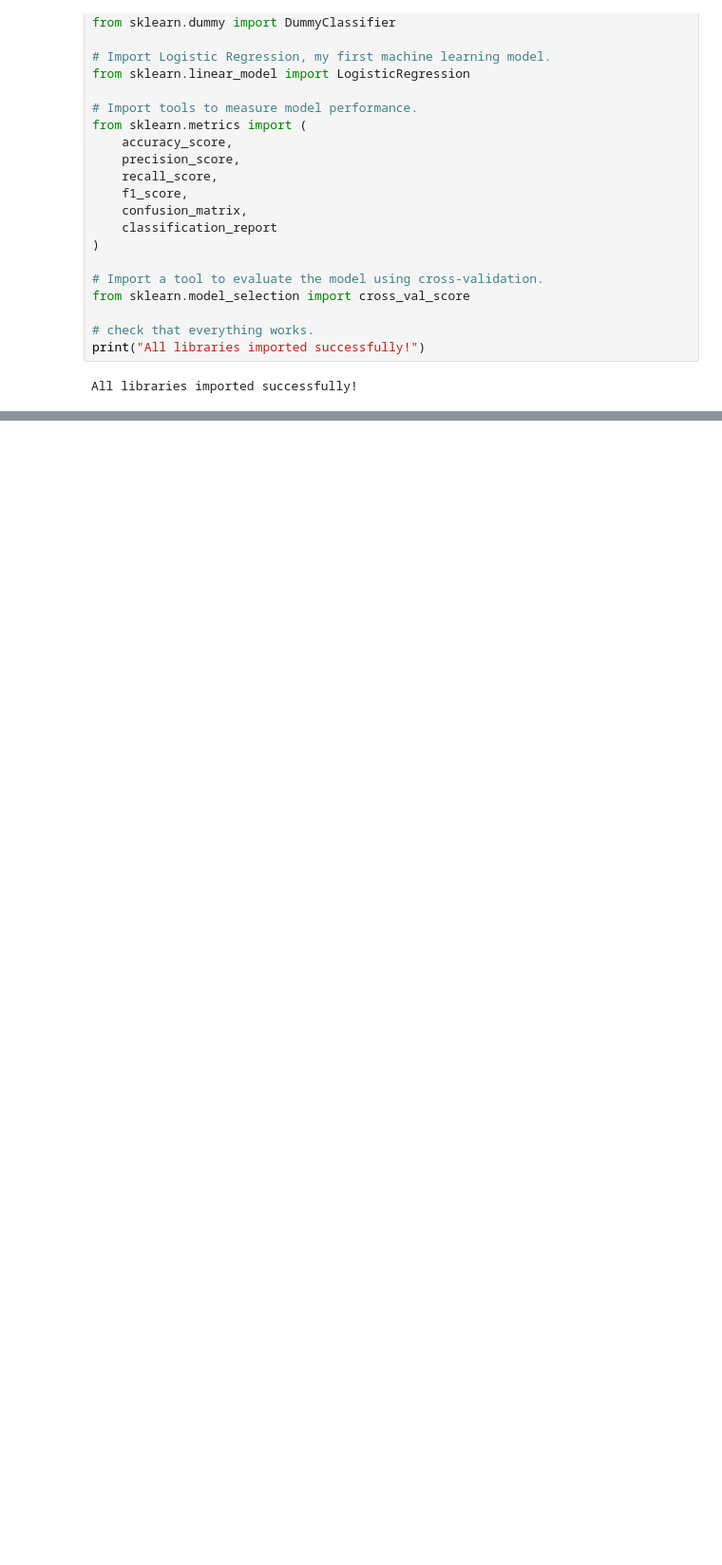
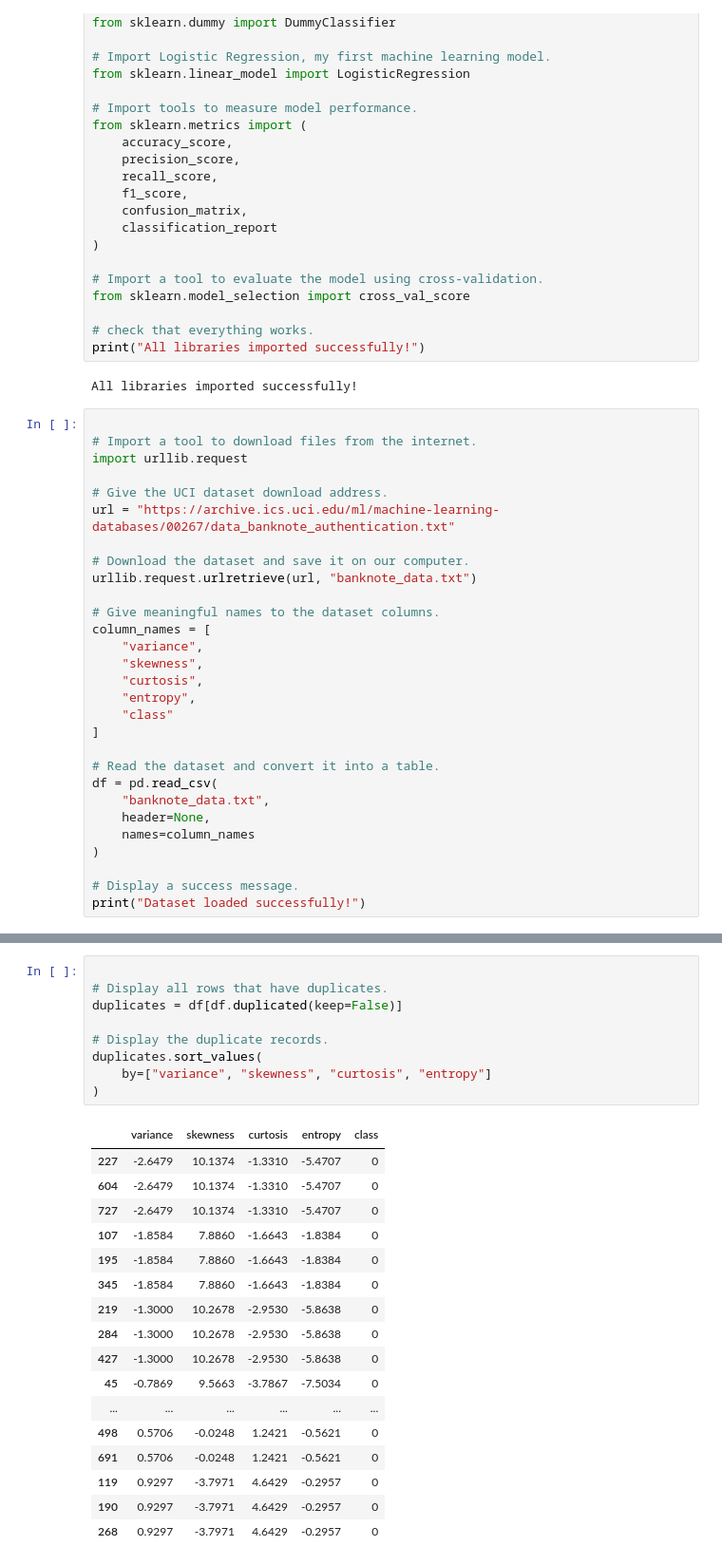
Before and after one commit to UshaniDhanushika/Fake-Banknote-Detection-Model-Card, a Jupyter notebook: notebooks/fake_banknote_detection.ipynb, the cells around one changed output, grey strips where cells are left out. Shown at 95% size. Drawn from its saved outputs; the diff is of its cells as text; blank space fills up the shorter version.

Commit message:
Add dataset exploration and analysis

```diff
--- a/notebooks/fake_banknote_detection.ipynb
+++ b/notebooks/fake_banknote_detection.ipynb
@@ -38,3 +38,32 @@ from sklearn.model_selection import cross_val_score
 print("All libraries imported successfully!")
 # %% [output]
 All libraries imported successfully!
+# %%
+
+# Import a tool to download files from the internet.
+import urllib.request
+
+# Give the UCI dataset download address.
+url = "https://archive.ics.uci.edu/ml/machine-learning-databases/00267/data_banknote_authentication.txt"
+
+# Download the dataset and save it on our computer.
+urllib.request.urlretrieve(url, "banknote_data.txt")
+
+# Give meaningful names to the dataset columns.
+column_names = [
+    "variance",
+    "skewness",
+    "curtosis",
+    "entropy",
+    "class"
+]
+
+# Read the dataset and convert it into a table.
+df = pd.read_csv(
+    "banknote_data.txt",
+    header=None,
+    names=column_names
+)
+
+# Display a success message.
+print("Dataset loaded successfully!")
@@ -40,0 +158,27 @@ All libraries imported successfully!
+# %%
+
+# Display all rows that have duplicates.
+duplicates = df[df.duplicated(keep=False)]
+
+# Display the duplicate records.
+duplicates.sort_values(
+    by=["variance", "skewness", "curtosis", "entropy"]
+)
+# %% [output]
+|  | variance | skewness | curtosis | entropy | class |
+| 227 | -2.6479 | 10.1374 | -1.3310 | -5.4707 | 0 |
+| 604 | -2.6479 | 10.1374 | -1.3310 | -5.4707 | 0 |
+| 727 | -2.6479 | 10.1374 | -1.3310 | -5.4707 | 0 |
+| 107 | -1.8584 | 7.8860 | -1.6643 | -1.8384 | 0 |
+| 195 | -1.8584 | 7.8860 | -1.6643 | -1.8384 | 0 |
+| 345 | -1.8584 | 7.8860 | -1.6643 | -1.8384 | 0 |
+| 219 | -1.3000 | 10.2678 | -2.9530 | -5.8638 | 0 |
+| 284 | -1.3000 | 10.2678 | -2.9530 | -5.8638 | 0 |
+| 427 | -1.3000 | 10.2678 | -2.9530 | -5.8638 | 0 |
+| 45 | -0.7869 | 9.5663 | -3.7867 | -7.5034 | 0 |
+| ... | ... | ... | ... | ... | ... |
+| 498 | 0.5706 | -0.0248 | 1.2421 | -0.5621 | 0 |
+| 691 | 0.5706 | -0.0248 | 1.2421 | -0.5621 | 0 |
+| 119 | 0.9297 | -3.7971 | 4.6429 | -0.2957 | 0 |
+| 190 | 0.9297 | -3.7971 | 4.6429 | -0.2957 | 0 |
+| 268 | 0.9297 | -3.7971 | 4.6429 | -0.2957 | 0 |
```
Also changed, not shown: parts of 13 cells of this notebook, 1 other file.
